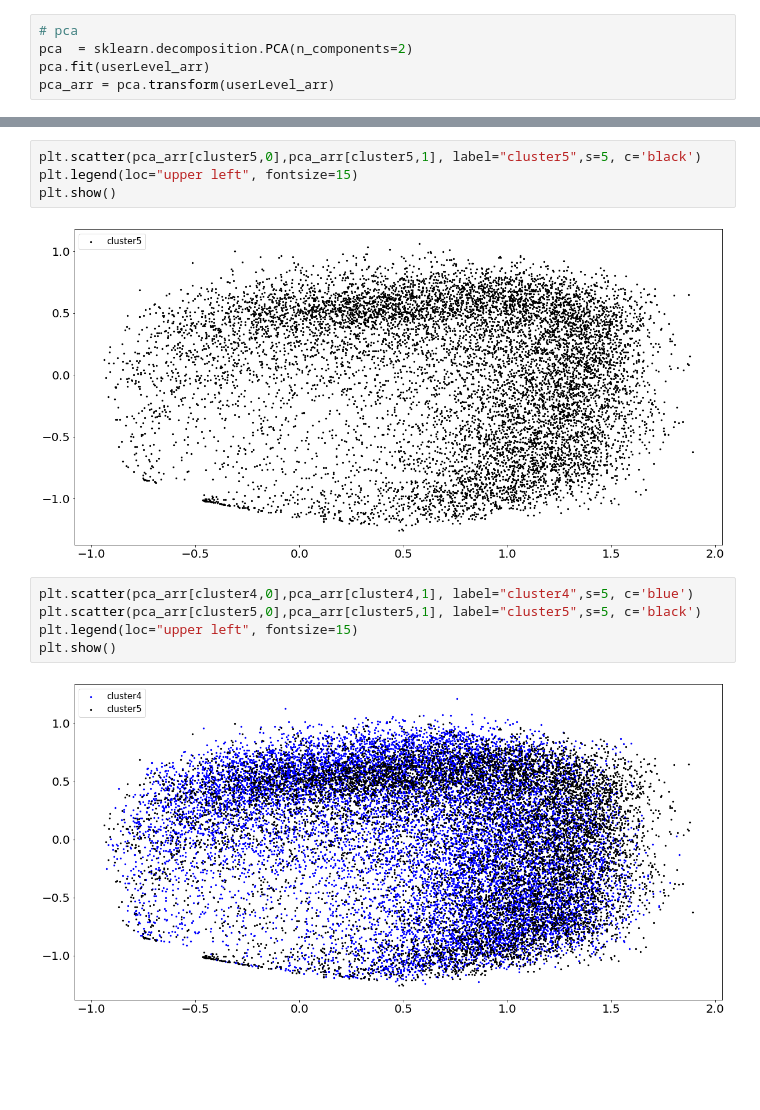
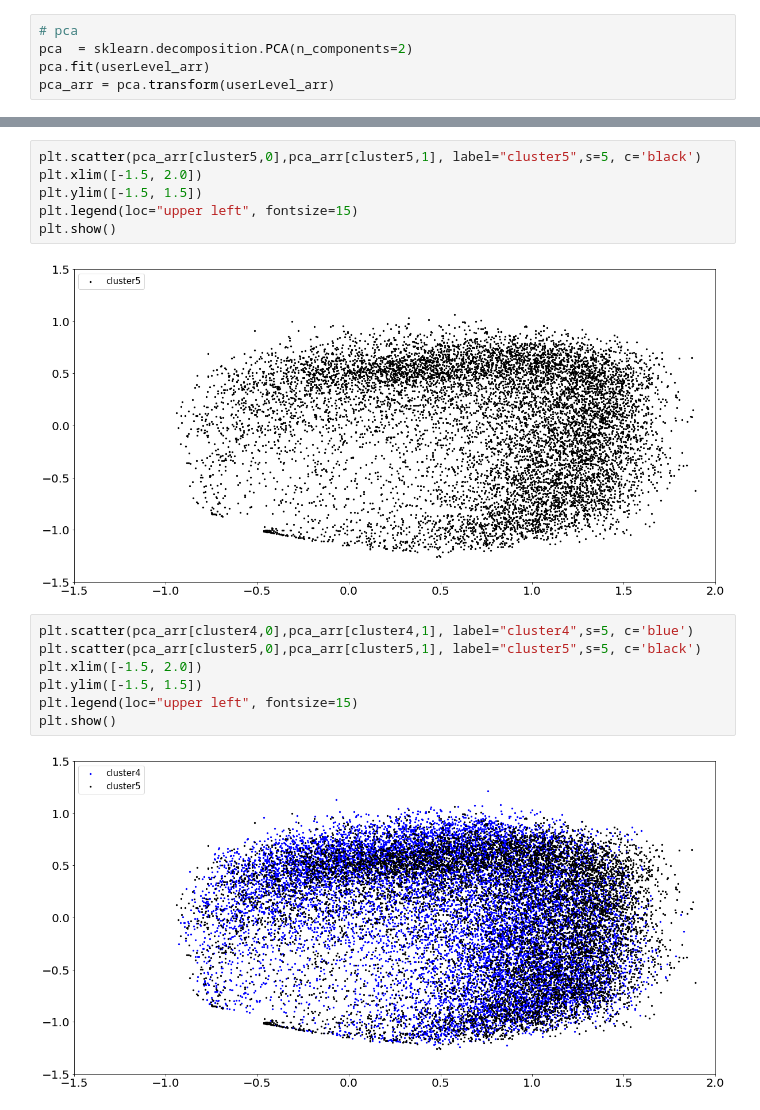
Before and after one commit to Capstone-Algo-Recommendation/ML-recommendation, a Jupyter notebook: data/preprocessing.ipynb, the cells around one changed output, grey strips where cells are left out. Drawn from its saved outputs; the diff is of its cells as text; blank space fills up the shorter version.

```diff
--- a/data/preprocessing.ipynb
+++ b/data/preprocessing.ipynb
@@ -141,13 +152,17 @@ plt.show()
 # %%
 plt.scatter(pca_arr[cluster5,0],pca_arr[cluster5,1], label="cluster5",s=5, c='black')
+plt.xlim([-1.5, 2.0])
+plt.ylim([-1.5, 1.5])
 plt.legend(loc="upper left", fontsize=15)
 plt.show()
 # %% [output]
-[figure, old version]
+[figure, new version]
 # %%
 plt.scatter(pca_arr[cluster4,0],pca_arr[cluster4,1], label="cluster4",s=5, c='blue')
 plt.scatter(pca_arr[cluster5,0],pca_arr[cluster5,1], label="cluster5",s=5, c='black')
+plt.xlim([-1.5, 2.0])
+plt.ylim([-1.5, 1.5])
 plt.legend(loc="upper left", fontsize=15)
 plt.show()
 # %% [output]
-[figure, old version]
+[figure, new version]
```
Also changed, not shown: parts of 6 cells of this notebook, 1 other file.
